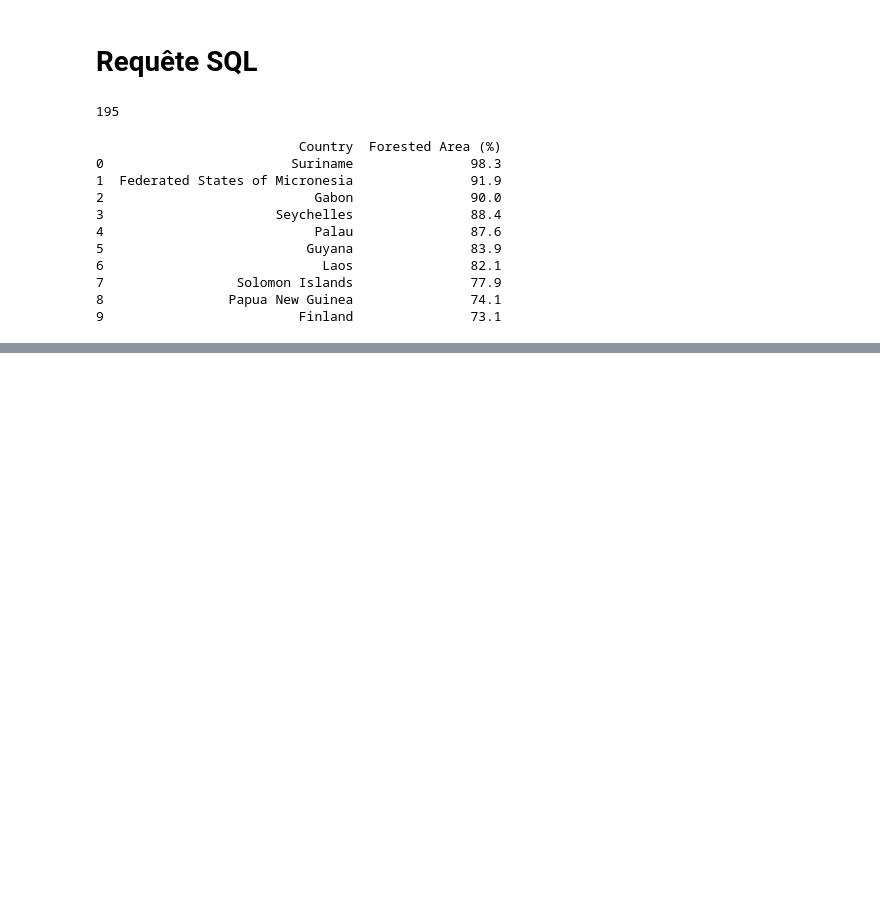
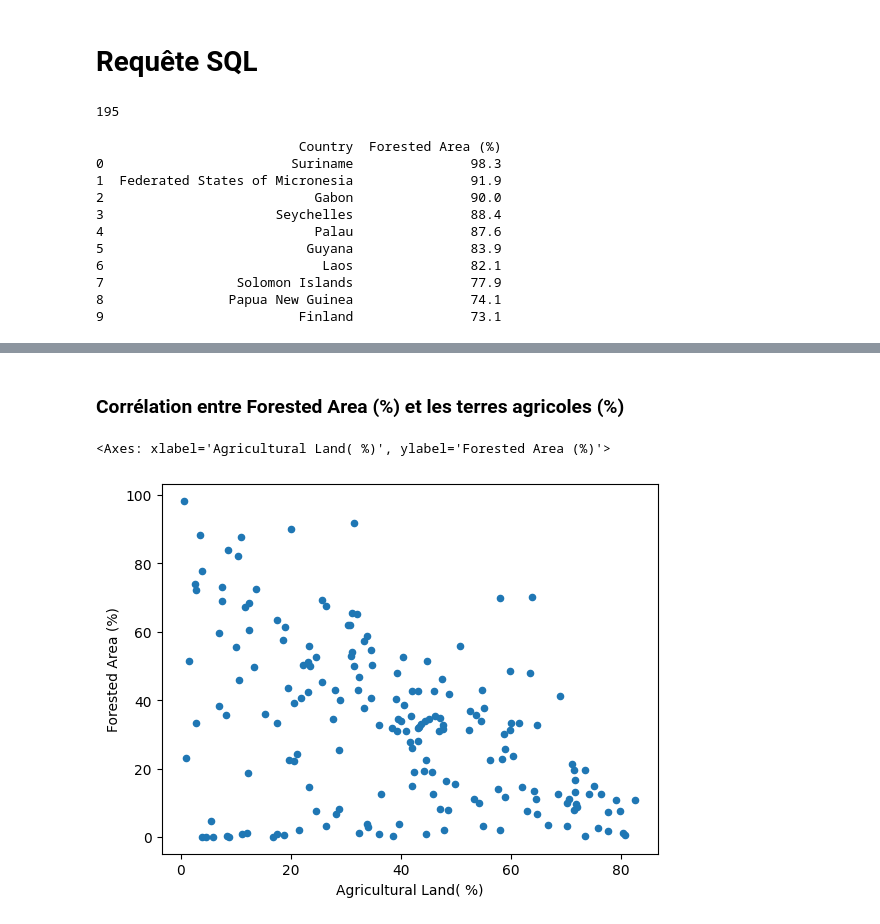
Before and after one commit to Sebastien-Luc-Soncini/Projet-Fil-Rouge-Foret, a Jupyter notebook: foret.ipynb, the cells around one changed output, grey strips where cells are left out. Cells and saved outputs as stored; diff of their text form; code cells hidden in the pictures; blank space fills up the shorter version.

Commit message:
Analyse exploratoire des données forestières - Corrélations entre surfaces, terres agricoles et densité de population.

```diff
--- a/foret.ipynb
+++ b/foret.ipynb
@@ -854,0 +971,9 @@ print(resultat)
+# %% [markdown]
+### Corrélation entre Forested Area (%) et les terres agricoles (%)
+# %%
+# on fait un nuage de points entre la forêt et les terres agricoles
+
+df.plot.scatter(x="Agricultural Land( %)", y="Forested Area (%)")
+# %% [output]
+<Axes: xlabel='Agricultural Land( %)', ylabel='Forested Area (%)'>
+[figure, added]
```
Also changed, not shown: parts of 35 cells of this notebook.
